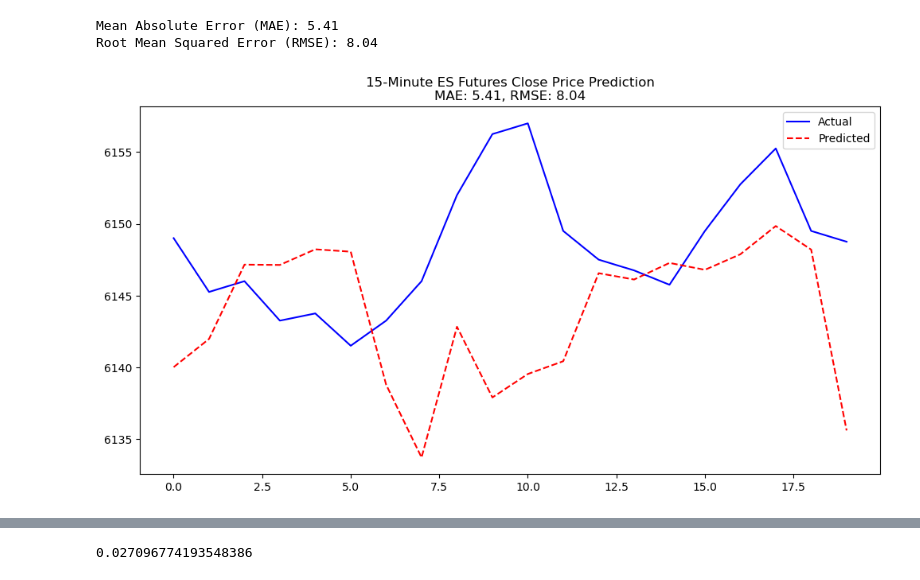
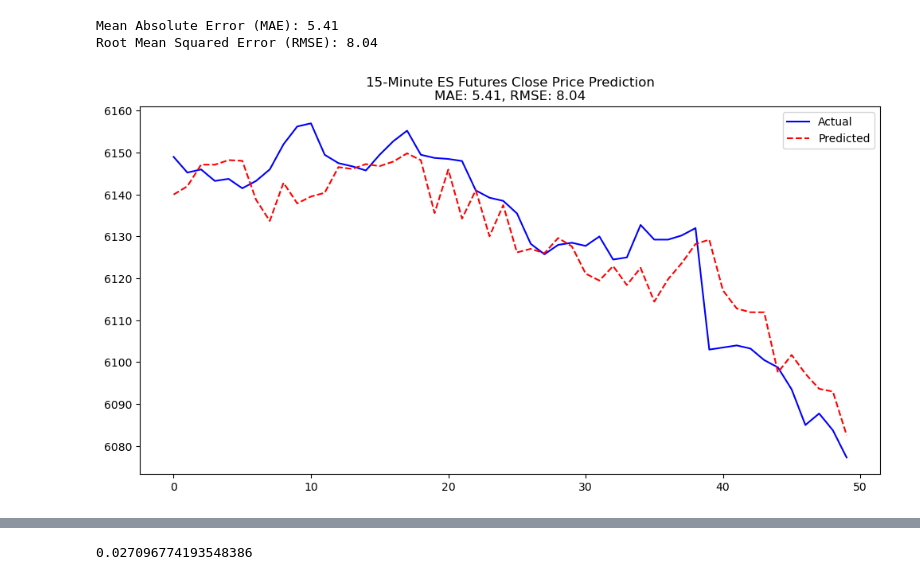
Before and after one commit to jujuaria/FutureTradingBot, a Jupyter notebook: simple_xgb.ipynb, the cells around one changed output, grey strips where cells are left out. Saved outputs shown, nothing was run; the diff lists cells and outputs as text; code cells hidden in the pictures.

```diff
--- a/simple_xgb.ipynb
+++ b/simple_xgb.ipynb
@@ -257,13 +257,13 @@ Mean Absolute Error (MAE): 5.41
 Root Mean Squared Error (RMSE): 8.04
 # %%
 plt.figure(figsize=(12, 6))
-plt.plot(y_test[:20].values, label="Actual", color="blue")
-plt.plot(y_pred[:20], label="Predicted", color="red", linestyle="dashed")
+plt.plot(y_test[:50].values, label="Actual", color="blue")
+plt.plot(y_pred[:50], label="Predicted", color="red", linestyle="dashed")
 plt.legend()
 plt.title(f"15-Minute ES Futures Close Price Prediction\nMAE: {mae:.2f}, RMSE: {rmse:.2f}")
 plt.show()
 # %% [output]
-[figure, old version]
+[figure, new version]
 # %%
 # === Fix Support & Resistance Mapping ===
 def find_support_resistance(prices, lookback):
```
Also changed, not shown: parts of 3 cells of this notebook.
